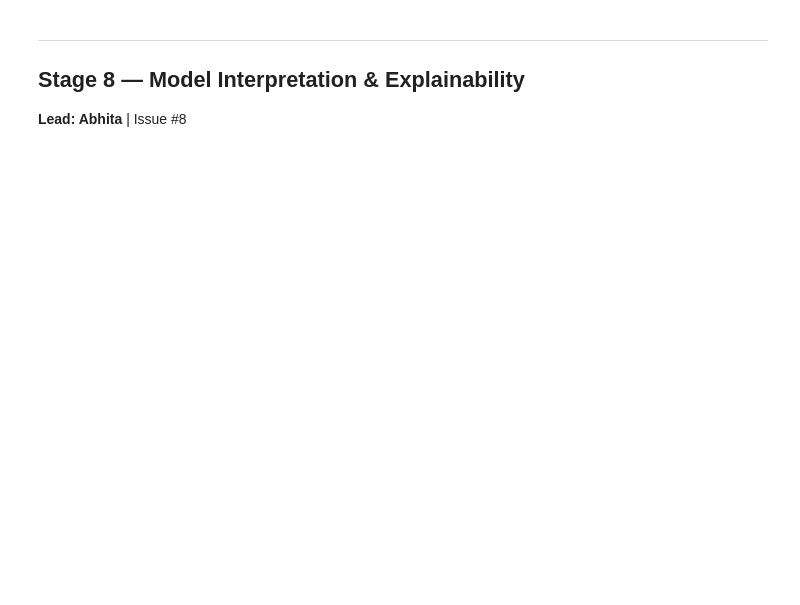
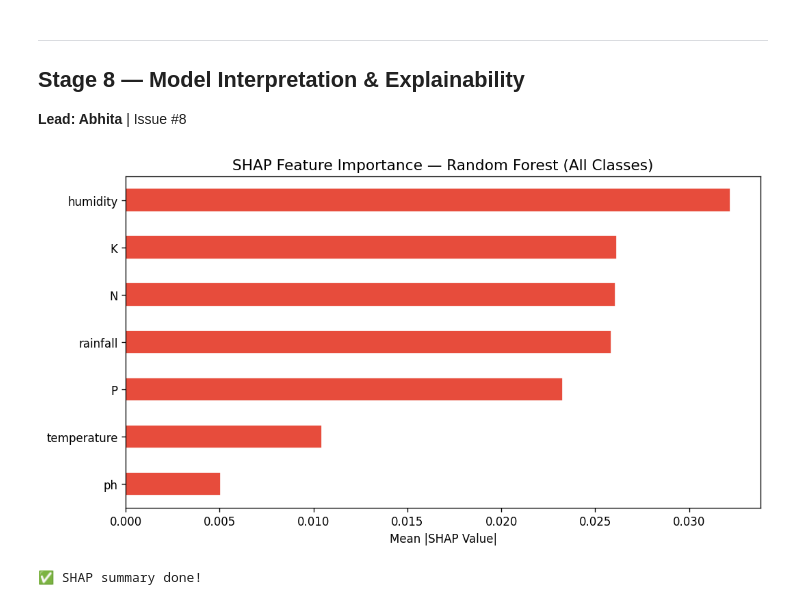
Before and after one commit to abhitharajsr/crop-recommendation-system, a Jupyter notebook: crop_recommendation.ipynb, the cells around one changed output. Drawn from its saved outputs; the diff is of its cells as text; code cells hidden in the pictures; blank space fills up the shorter version.

```diff
--- a/crop_recommendation.ipynb
+++ b/crop_recommendation.ipynb
@@ -613,3 +702,27 @@ print("✅ SHAP summary shows which features drive predictions most.")
+# %%
+import shap
+import numpy as np
+
+explainer   = shap.TreeExplainer(rf_best)
+shap_values = explainer.shap_values(X_test)
+
+# Average SHAP values across all classes
+shap_mean = np.abs(shap_values).mean(axis=2) if len(np.array(shap_values).shape) == 3 else np.abs(shap_values).mean(axis=0)
+
+# Plot mean importance per feature
+shap_importance = pd.Series(shap_mean.mean(axis=0), index=features).sort_values()
+
+fig, ax = plt.subplots(figsize=(9, 5))
+shap_importance.plot(kind='barh', color='#e74c3c', ax=ax, edgecolor='white')
+ax.set_title('SHAP Feature Importance — Random Forest (All Classes)', fontsize=13)
+ax.set_xlabel('Mean |SHAP Value|')
+plt.tight_layout()
+plt.savefig('shap_summary.png', bbox_inches='tight')
+plt.show()
+print("✅ SHAP summary done!")
+# %% [output]
+[figure, added]
+✅ SHAP summary done!
 # %%
 # ── 8.2 SHAP Waterfall — Single Sample ──────────────────────────────────
 sample_idx       = 0
```
Also changed, not shown: parts of 24 cells of this notebook.
